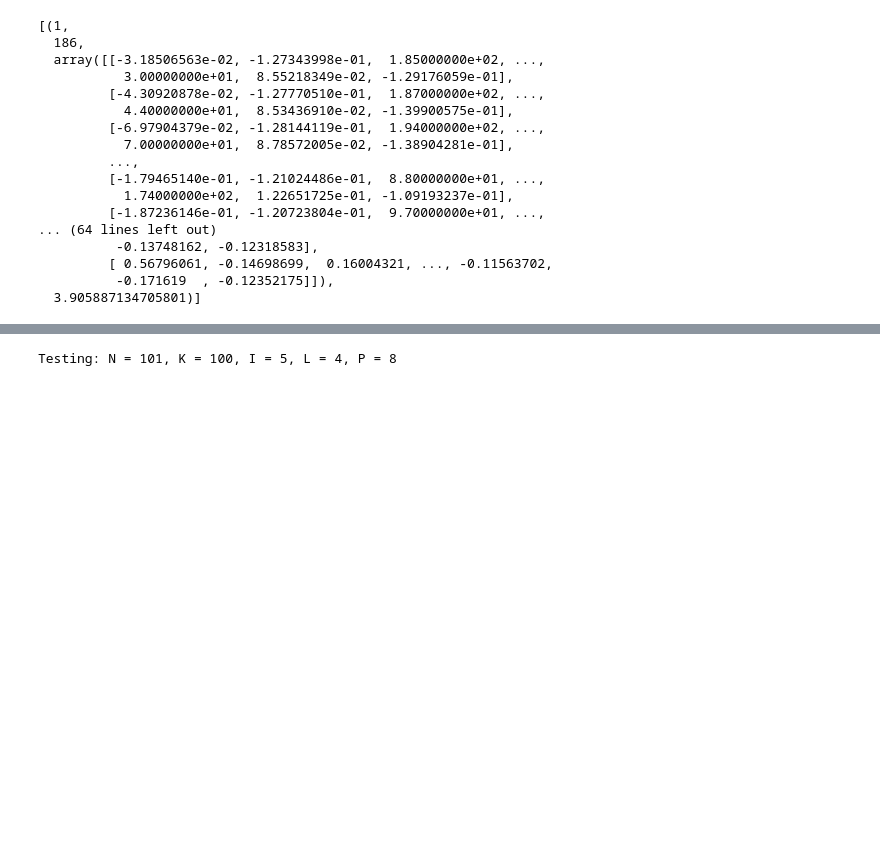
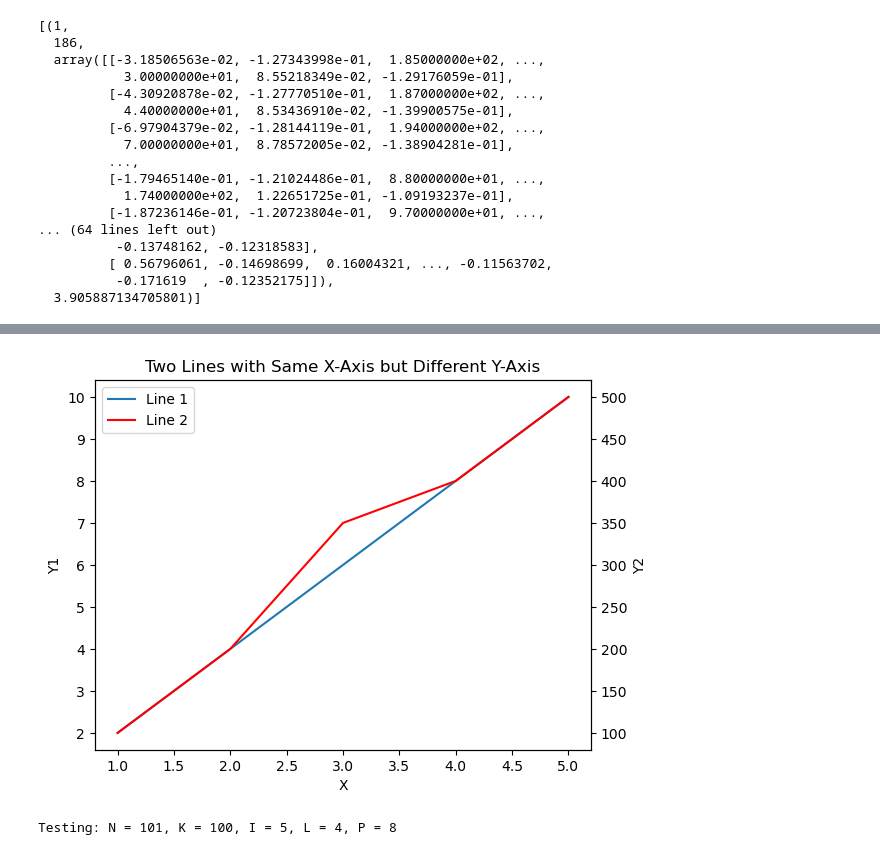
Before and after one commit to rainonej/Sparse-Dictionary-Learning, a Jupyter notebook: Tests.ipynb, the cells around one changed output, grey strips where cells are left out. Saved outputs shown, nothing was run; the diff lists cells and outputs as text; code cells hidden in the pictures; blank space fills up the shorter version.

```diff
--- a/Tests.ipynb
+++ b/Tests.ipynb
@@ -448,3 +618,39 @@ def test_process(N=300, K=100, I=5, L=4, P=8):
+# %%
+import matplotlib.pyplot as plt
+
+# define x and y values for the two lines
+xs = [1, 2, 3, 4, 5]
+ys1 = [2, 4, 6, 8, 10]
+ys2 = [100, 200, 350, 400, 500]
+
+# create the figure and first axis
+fig, ax1 = plt.subplots()
+
+# create the first line and first y-axis
+line1 = ax1.plot(xs, ys1, label='Line 1')
+ax1.set_xlabel('X')
+ax1.set_ylabel('Y1')
+
+# create the second axis and second line
+ax2 = ax1.twinx()
+line2 = ax2.plot(xs, ys2, label='Line 2', color='r')
+ax2.set_ylabel('Y2')
+
+# combine the lines and labels from both axes
+lines = line1 + line2
+labels = [line.get_label() for line in lines]
+
+# add a title and legend to the graph
+ax1.set_title('Two Lines with Same X-Axis but Different Y-Axis')
+ax1.legend(lines, labels, loc='upper left')
+
+# save the graph as a PNG file
+#plt.savefig('line_graph.png')
+
+# display the graph
+plt.show()
+# %% [output]
+[figure, added]
 # %%
 for I in [0,1,2,5,10,20]:
     test_process(I=I)
```
Also changed, not shown: parts of 13 cells of this notebook, 9 other files.
